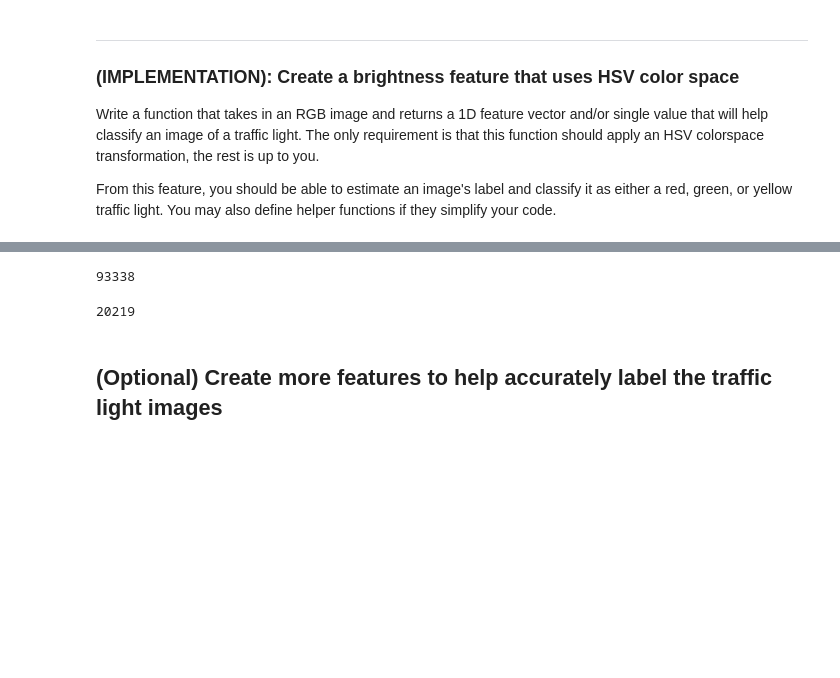
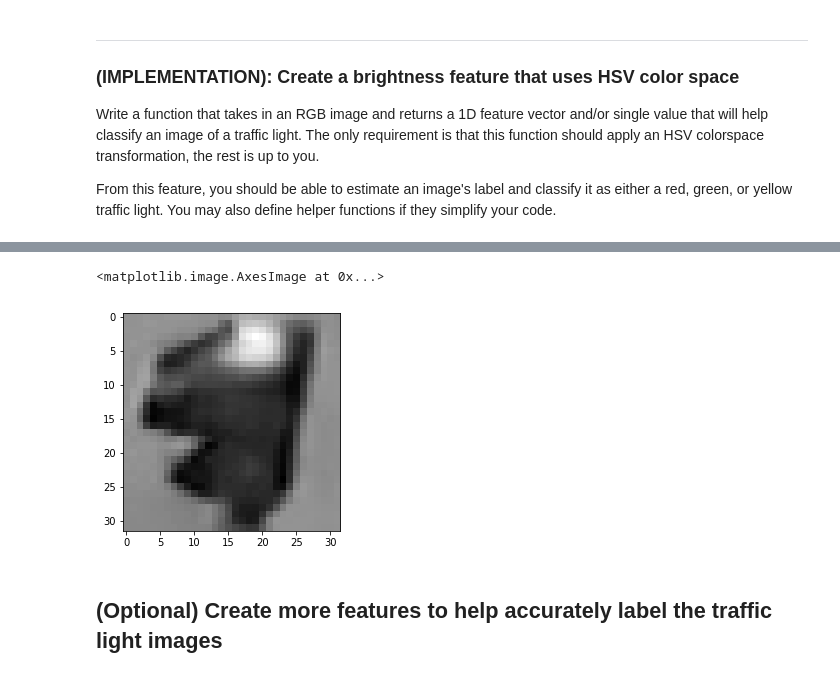
Before and after one commit to delvingdeep/iSDC-P5-traffic-light-classifier, a Jupyter notebook: Traffic_Light_Classifier.ipynb, the cells around one changed output, grey strips where cells are left out. Saved outputs shown, nothing was run; the diff lists cells and outputs as text; code cells hidden in the pictures; blank space fills up the shorter version.

```diff
--- a/Traffic_Light_Classifier.ipynb
+++ b/Traffic_Light_Classifier.ipynb
@@ -462,21 +342,0 @@ print(avg_b)
-# %%
-# for yellow image
-for im in IMAGE_LIST:
-    if im[1] == 'yellow':
-        hsv = cv2.cvtColor(im[0], cv2.COLOR_RGB2HSV)
-        lower_hue = np.array([0, 80, 0])
-        upper_hue = np.array([255, 255, 255])
-
-        # define mask area
-        mask_hue = cv2.inRange(hsv, lower_hue, upper_hue)
-
-        # mask image
-        final_mask = np.copy(im[0])
-
-        final_mask[mask_hue == 0] = [0, 0, 0]
-        print(np.sum(final_mask[:,:,0]))
-
-        plt.imshow(final_mask)
-        break
-# %% [output]
-93338
@@ -485,10 +378,11 @@ for im in IMAGE_LIST:
 # for interactive window to determine channel values
 # %%
 %matplotlib inline
-# %%
-np.sum(final_mask[:,:,1])
-# %% [output]
-20219
+# %%
+plt.imshow(v, cmap='gray')
+# %% [output]
+<matplotlib.image.AxesImage at 0x...>
+[figure, added]
 # %% [markdown]
 ## (Optional) Create more features to help accurately label the traffic light images
 # %%
```
Also changed, not shown: parts of 11 cells of this notebook.
